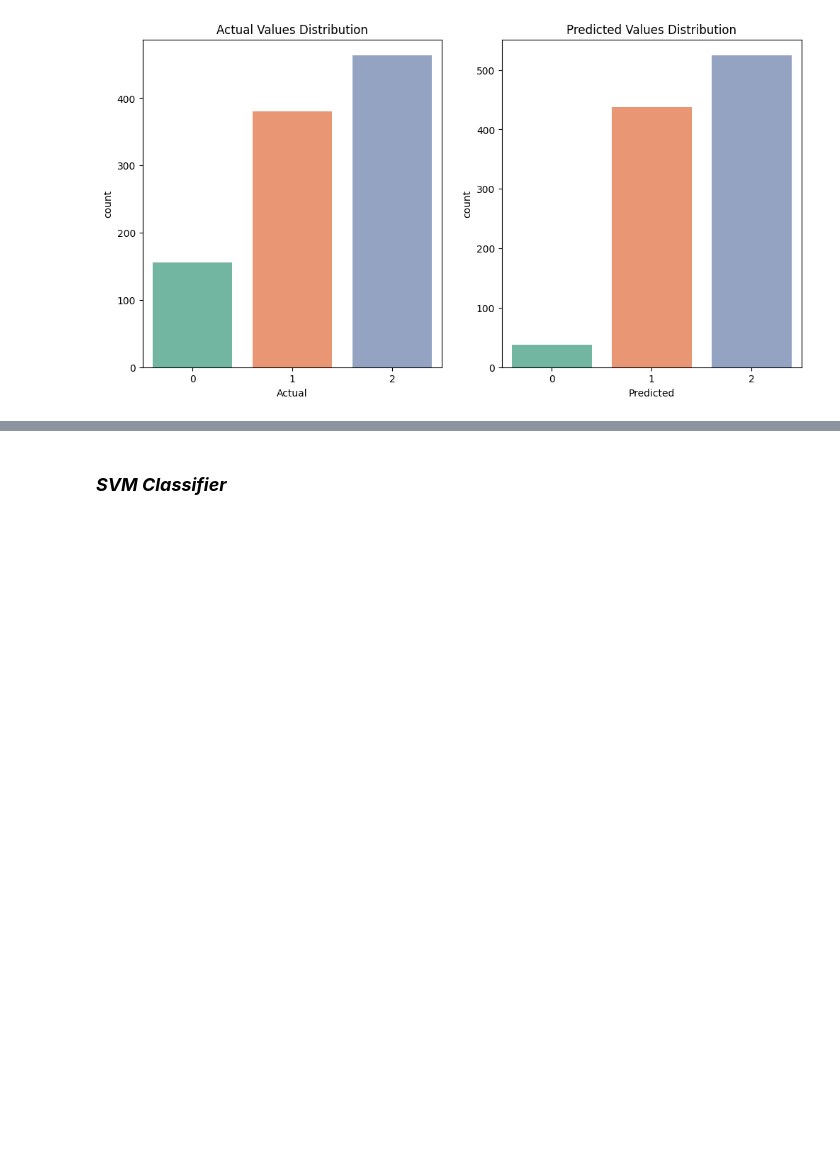
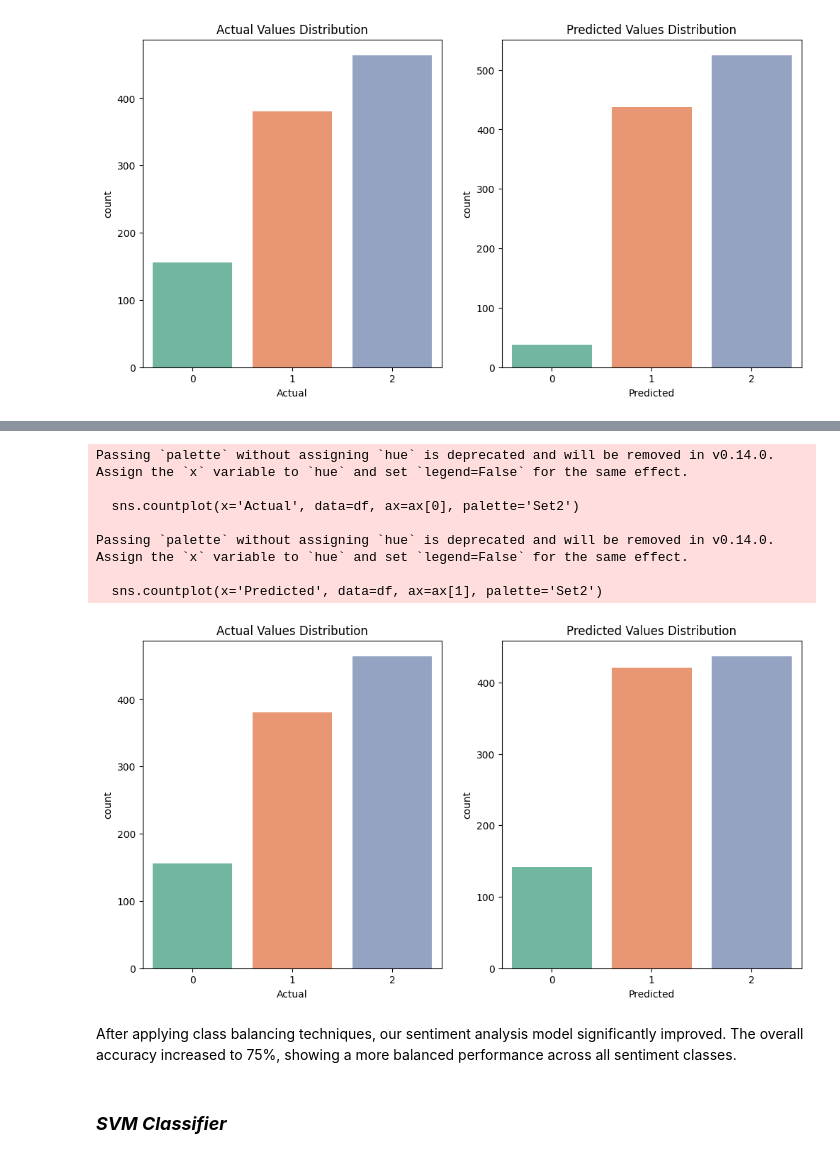
Before and after one commit to shokoufehnaseri/Text-Mining_project, a Jupyter notebook: Tweet_Sentiment/Sentiment_Tweet_data.ipynb, the cells around one changed output, grey strips where cells are left out. Saved outputs shown, nothing was run; the diff lists cells and outputs as text; code cells hidden in the pictures; blank space fills up the shorter version.

```diff
--- a/Tweet_Sentiment/Sentiment_Tweet_data.ipynb
+++ b/Tweet_Sentiment/Sentiment_Tweet_data.ipynb
@@ -459,8 +461,4 @@ This model performs well for positive and neutral sentiments but struggles with
 # %%
-from imblearn.combine import SMOTEENN
-
-# Initialize SMOTEENN
-smoteenn = SMOTEENN(random_state=42)
-
-# Apply SMOTE + Undersampling
-X_train_resampled, y_train_resampled = smoteenn.fit_resample(X_train_tfidf, y_train)
+from imblearn.over_sampling import SMOTE
+smote = SMOTE(random_state=42)
+X_train_resampled, y_train_resampled = smote.fit_resample(X_train_tfidf, y_train)
@@ -468,11 +473,11 @@ X_train_resampled, y_train_resampled = smoteenn.fit_resample(X_train_tfidf, y_tr
 from sklearn.linear_model import LogisticRegression
 from sklearn.metrics import classification_report
 
-model = LogisticRegression()
+model = LogisticRegression(class_weight='balanced', max_iter=1000)
 model.fit(X_train_resampled, y_train_resampled)
 
 # Make predictions
-y_pred = model.predict(X_test)
+y_pred = model.predict(X_test_tfidf)
 
 # Evaluate
 print(classification_report(y_test, y_pred))
@@ -497,3 +494,33 @@ True
+# %%
+import matplotlib.pyplot as plt
+import seaborn as sns
+
+# Create a DataFrame to compare predicted and actual values
+df = pd.DataFrame({'Predicted': y_pred, 'Actual': y_test})
+
+# Plotting the counts of each class for Predicted and Actual values
+fig, ax = plt.subplots(1, 2, figsize=(12, 6))
+
+# Plot for Actual values
+sns.countplot(x='Actual', data=df, ax=ax[0], palette='Set2')
+ax[0].set_title('Actual Values Distribution')
+
+# Plot for Predicted values
+sns.countplot(x='Predicted', data=df, ax=ax[1], palette='Set2')
+ax[1].set_title('Predicted Values Distribution')
+
+plt.show()
+# %% [output]
+Passing `palette` without assigning `hue` is deprecated and will be removed in v0.14.0. Assign the `x` variable to `hue` and set `legend=False` for the same effect.
+
+  sns.countplot(x='Actual', data=df, ax=ax[0], palette='Set2')
+
+Passing `palette` without assigning `hue` is deprecated and will be removed in v0.14.0. Assign the `x` variable to `hue` and set `legend=False` for the same effect.
+
+  sns.countplot(x='Predicted', data=df, ax=ax[1], palette='Set2')
+[figure, added]
+# %% [markdown]
+After applying class balancing techniques, our sentiment analysis model significantly improved. The overall accuracy increased to 75%, showing a more balanced performance across all sentiment classes.
 # %% [markdown]
 ### ***SVM Classifier***
 # %%
```
Also changed, not shown: parts of 16 cells of this notebook.
